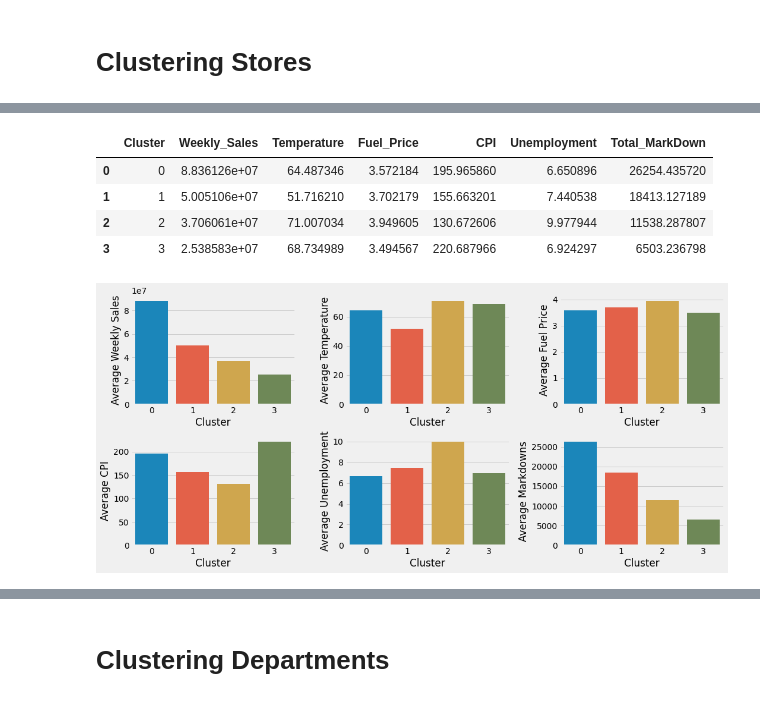
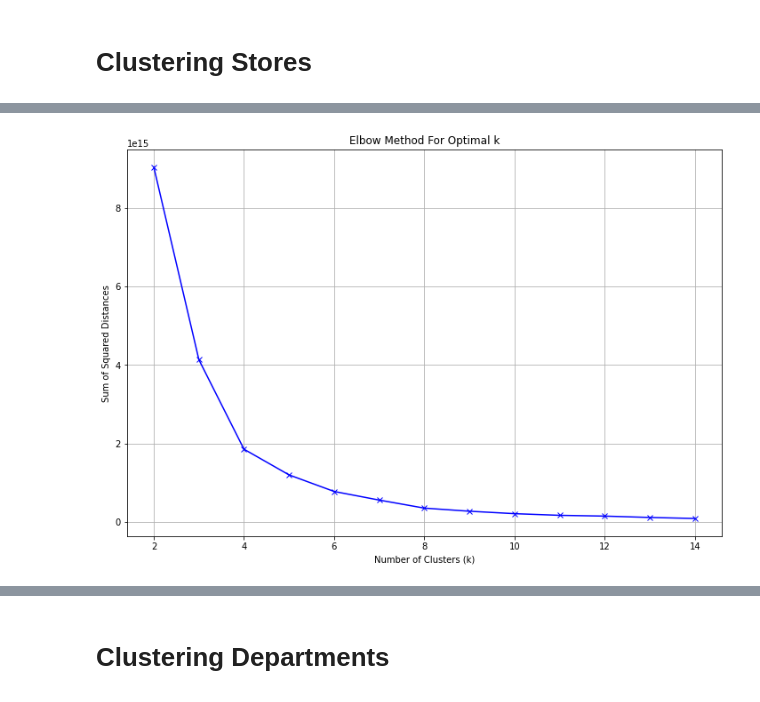
Before and after one commit to Vidya-V-Shet/Walmart-Dataset-Analysis, a Jupyter notebook: A. Statistical Tests.ipynb, the cells around one changed output, grey strips where cells are left out. Drawn from its saved outputs; the diff is of its cells as text; code cells hidden in the pictures.

```diff
--- a/A. Statistical Tests.ipynb
+++ b/A. Statistical Tests.ipynb
@@ -168,9 +191,9 @@ Name: mean, dtype: float64
 # %%
-df_clustering_stores = data_with_markdown.groupby('Store').agg({
+features = {
     'Weekly_Sales': 'sum',
     'Temperature': 'mean',
     'Fuel_Price': 'mean',
     'CPI': 'mean',
     'Unemployment': 'mean',
     "Total_MarkDown": "mean"
-}).reset_index()
+}
@@ -247,7 +199,0 @@ X_scaled.shape
-# %%
-# Visualization for the distribution of Weekly Sales across clusters
-plt.style.use("fivethirtyeight")
-plt.figure(figsize=(15, 7))
-sns.boxplot(x='Cluster', y='Weekly_Sales', data=df_clustering_stores)
-plt.title('Distribution of Weekly Sales by Cluster')
-plt.show()
@@ -277,32 +200,4 @@ cluster_summary = df_clustering_stores.drop("Store", axis=1).groupby('Cluster').
-# %%
-cluster_summary
-# %% [output]
-|  | Cluster | Weekly_Sales | Temperature | Fuel_Price | CPI | Unemployment | Total_MarkDown |
-| 0 | 0 | 8.836126e+07 | 64.487346 | 3.572184 | 195.965860 | 6.650896 | 26254.435720 |
-| 1 | 1 | 5.005106e+07 | 51.716210 | 3.702179 | 155.663201 | 7.440538 | 18413.127189 |
-| 2 | 2 | 3.706061e+07 | 71.007034 | 3.949605 | 130.672606 | 9.977944 | 11538.287807 |
-| 3 | 3 | 2.538583e+07 | 68.734989 | 3.494567 | 220.687966 | 6.924297 | 6503.236798 |
-# %%
-# Create a list of the features to be plotted along with their respective titles and y-labels
-features = [
-    ('Weekly_Sales','Average Weekly Sales'),
-    ('Temperature', 'Average Temperature'),
-    ('Fuel_Price', 'Average Fuel Price'),
-    ('CPI', 'Average CPI'),
-    ('Unemployment', 'Average Unemployment'),
-    ("Total_MarkDown", 'Average Markdowns')
-]
-plt.style.use("fivethirtyeight")
-plt.figure(figsize=(15, 7))
-# Loop through the features list and plot each feature in a subplot
-for i, (feature, ylabel) in enumerate(features, 1):
-    plt.subplot(2, 3, i)
-    sns.barplot(x='Cluster', y=feature, data=cluster_summary)
-    # plt.title(title)
-    plt.ylabel(ylabel)
-    plt.xlabel('Cluster')
-
-plt.tight_layout()
-plt.show()
-# %% [output]
-[figure, removed]
+# %%
+plot_elbow_silhouette(data_with_markdown, 'Store', features, range(2, 15), method='elbow', figsize=(12, 8), random_state=42)
+# %% [output]
+[figure, added]
```
Also changed, not shown: parts of 30 cells of this notebook, 3 other files.
